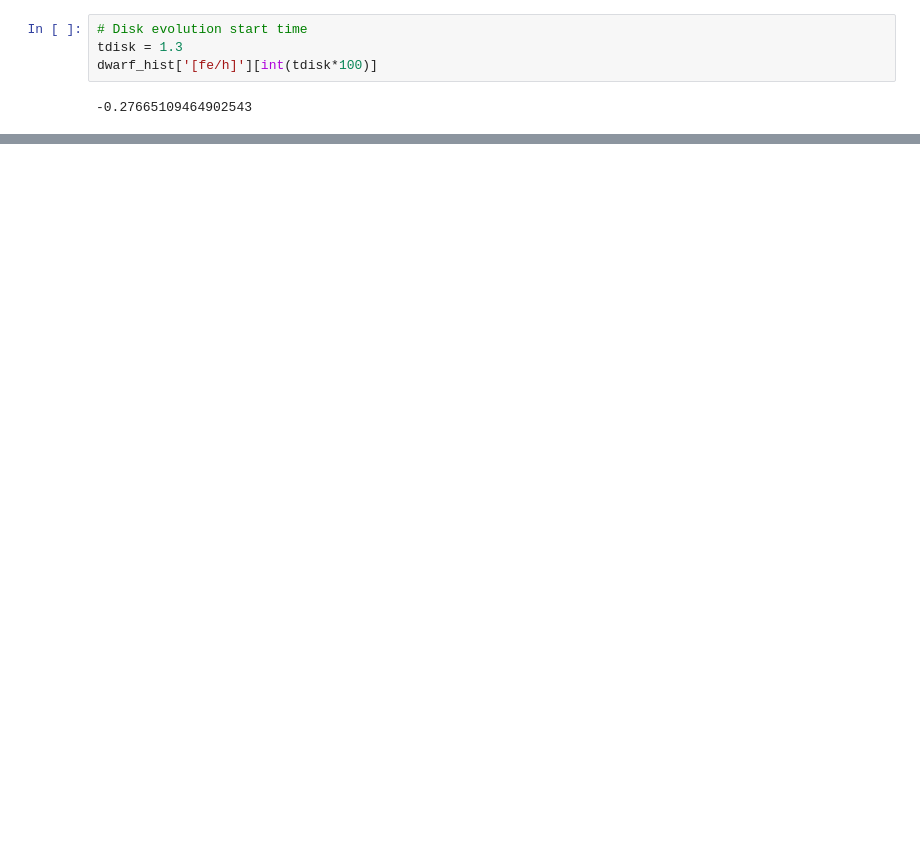
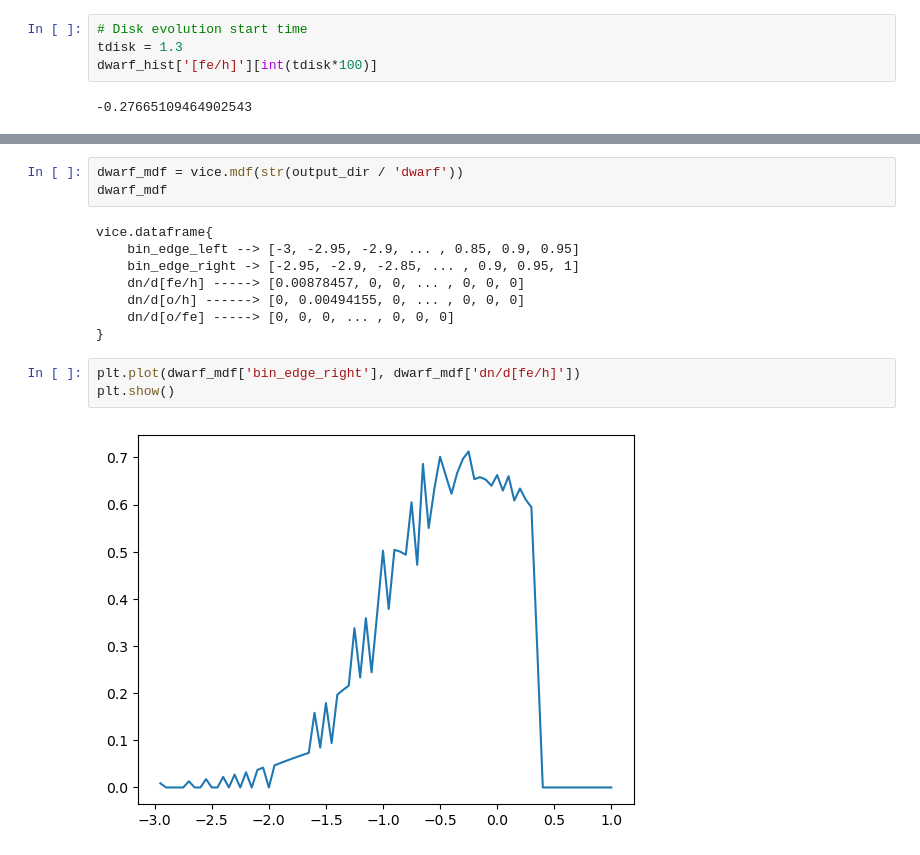
Before and after one commit to lodubay/twoinfall, a Jupyter notebook: src/scripts/spitoni2024.ipynb, the cells around one changed output, grey strips where cells are left out. Cells and saved outputs as stored; diff of their text form; blank space fills up the shorter version.

```diff
--- a/src/scripts/spitoni2024.ipynb
+++ b/src/scripts/spitoni2024.ipynb
@@ -121,0 +124,16 @@ plt.xlim((-3, 0.5))
+# %%
+dwarf_mdf = vice.mdf(str(output_dir / 'dwarf'))
+dwarf_mdf
+# %% [output]
+vice.dataframe{
+    bin_edge_left --> [-3, -2.95, -2.9, ... , 0.85, 0.9, 0.95]
+    bin_edge_right -> [-2.95, -2.9, -2.85, ... , 0.9, 0.95, 1]
+    dn/d[fe/h] -----> [0.00878457, 0, 0, ... , 0, 0, 0]
+    dn/d[o/h] ------> [0, 0.00494155, 0, ... , 0, 0, 0]
+    dn/d[o/fe] -----> [0, 0, 0, ... , 0, 0, 0]
+}
+# %%
+plt.plot(dwarf_mdf['bin_edge_right'], dwarf_mdf['dn/d[fe/h]'])
+plt.show()
+# %% [output]
+[figure, added]
```
Also changed, not shown: parts of 3 cells of this notebook, 8 other files.
